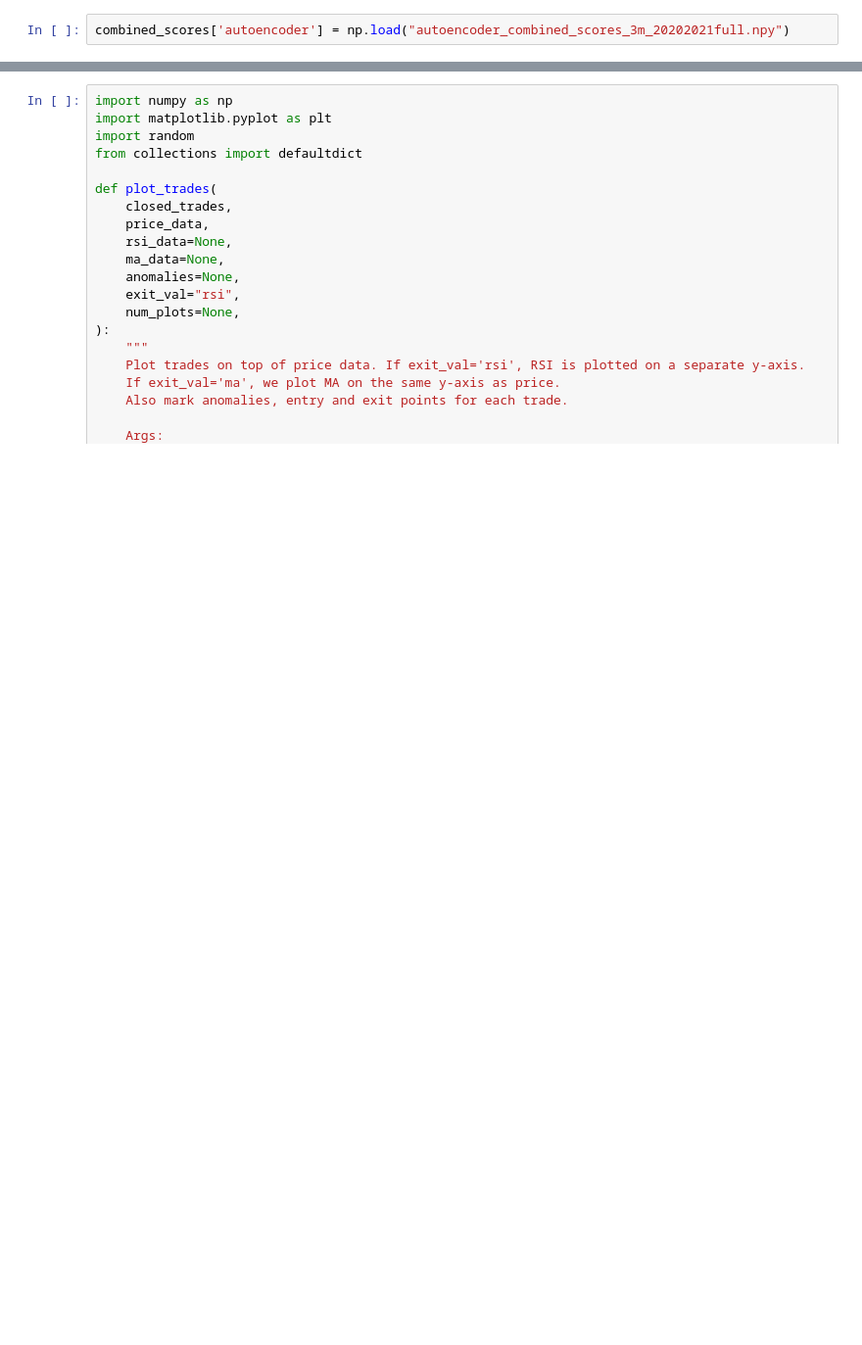
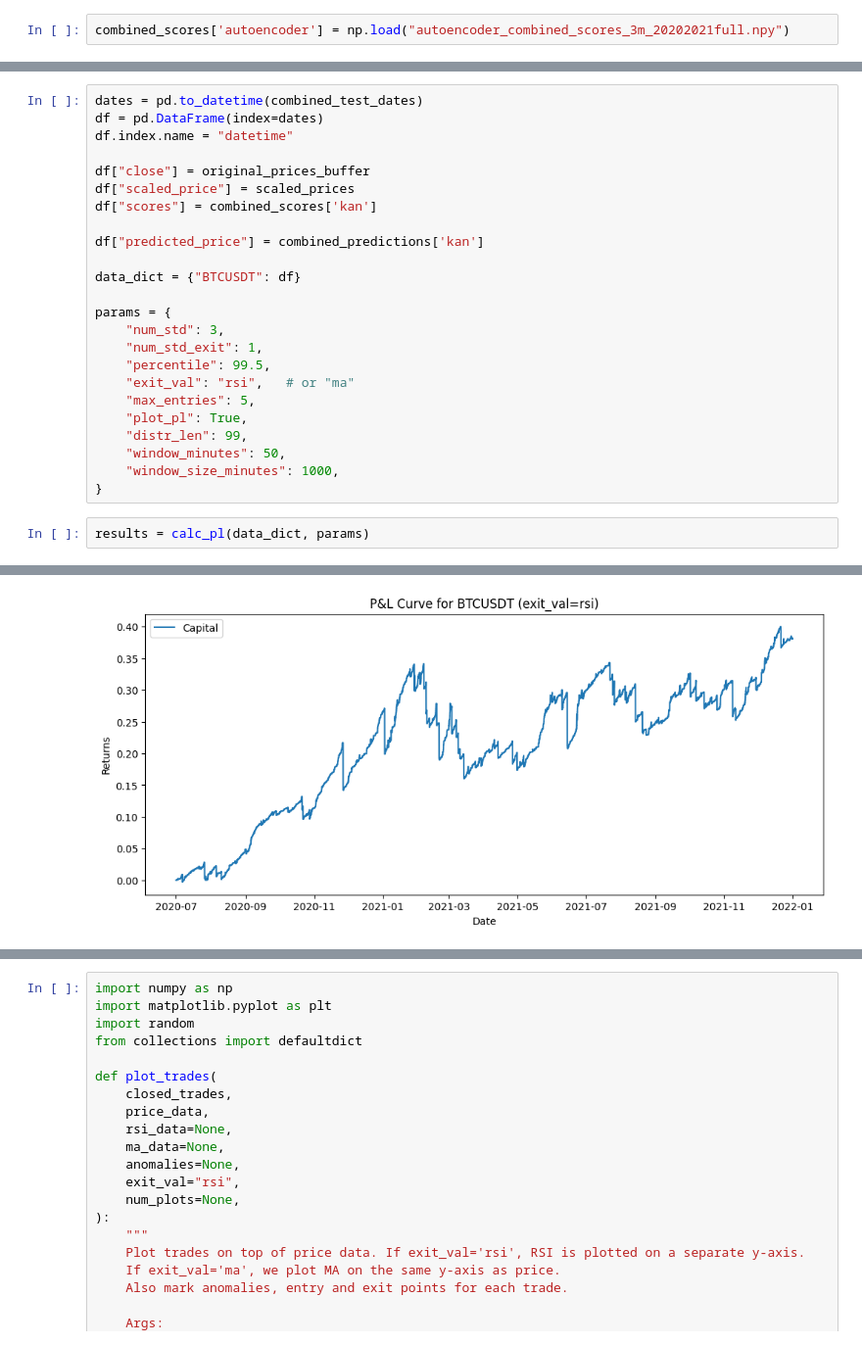
Before and after one commit to alemishch/trading_models, a Jupyter notebook: anomaly/unified_anomaly.ipynb, the cells around one changed output, grey strips where cells are left out. Shown at 98% size. Drawn from its saved outputs; the diff is of its cells as text; blank space fills up the shorter version.

```diff
--- a/anomaly/unified_anomaly.ipynb
+++ b/anomaly/unified_anomaly.ipynb
@@ -1586,0 +1079,27 @@ Final Capital for kan: 1.0082
+# %%
+dates = pd.to_datetime(combined_test_dates)
+df = pd.DataFrame(index=dates)
+df.index.name = "datetime"
+
+df["close"] = original_prices_buffer
+df["scaled_price"] = scaled_prices
+df["scores"] = combined_scores['kan']
+
+df["predicted_price"] = combined_predictions['kan']
+
+data_dict = {"BTCUSDT": df}
+
+params = {
+    "num_std": 3,
+    "num_std_exit": 1,
+    "percentile": 99.5,
+    "exit_val": "rsi",   # or "ma"
+    "max_entries": 5,
+    "plot_pl": True,
+    "distr_len": 99,
+    "window_minutes": 50,
+    "window_size_minutes": 1000,
+}
+# %%
+results = calc_pl(data_dict, params)
+# %% [output]
@@ -1586,0 +1140 @@ Final Capital for kan: 1.0082
+[figure, added]
```
Also changed, not shown: parts of 25 cells of this notebook, 3 other files.
